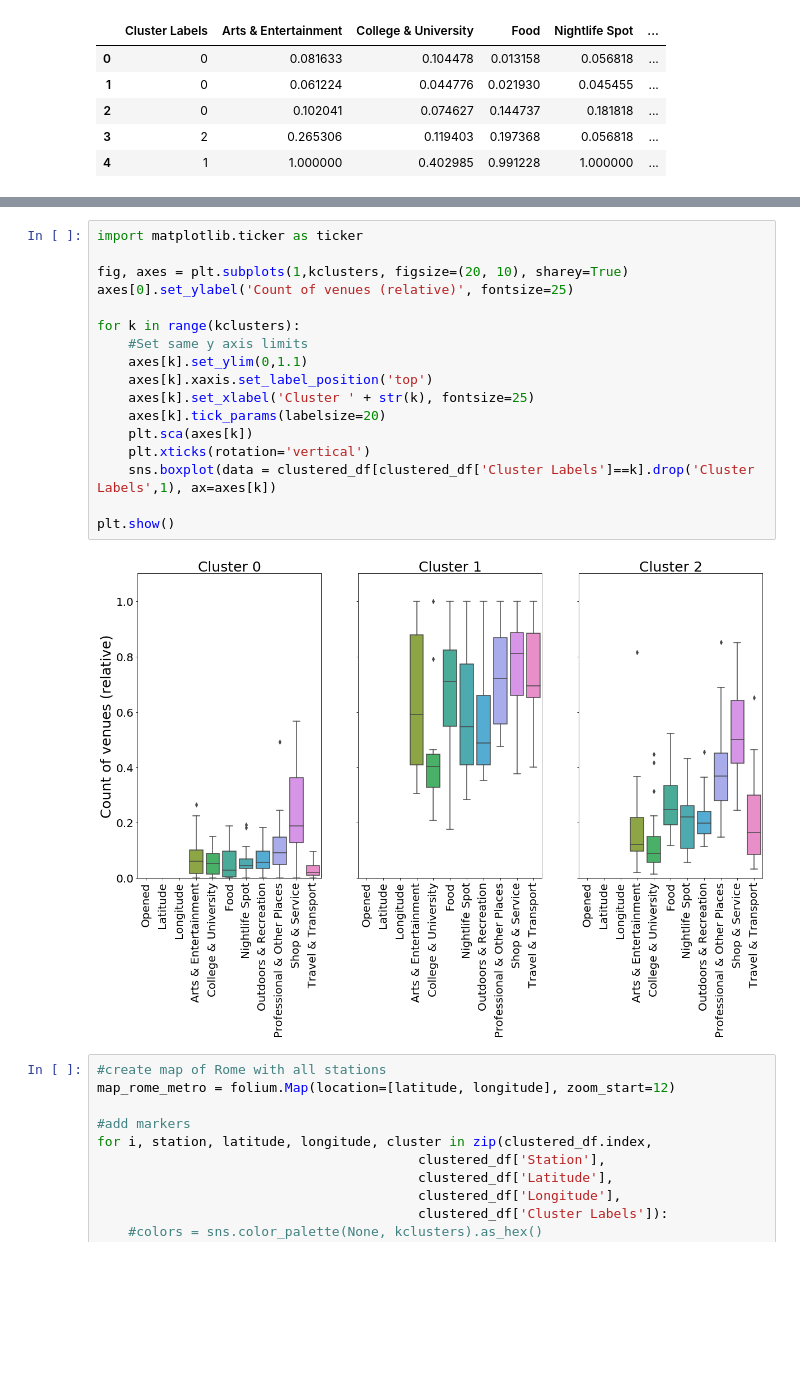
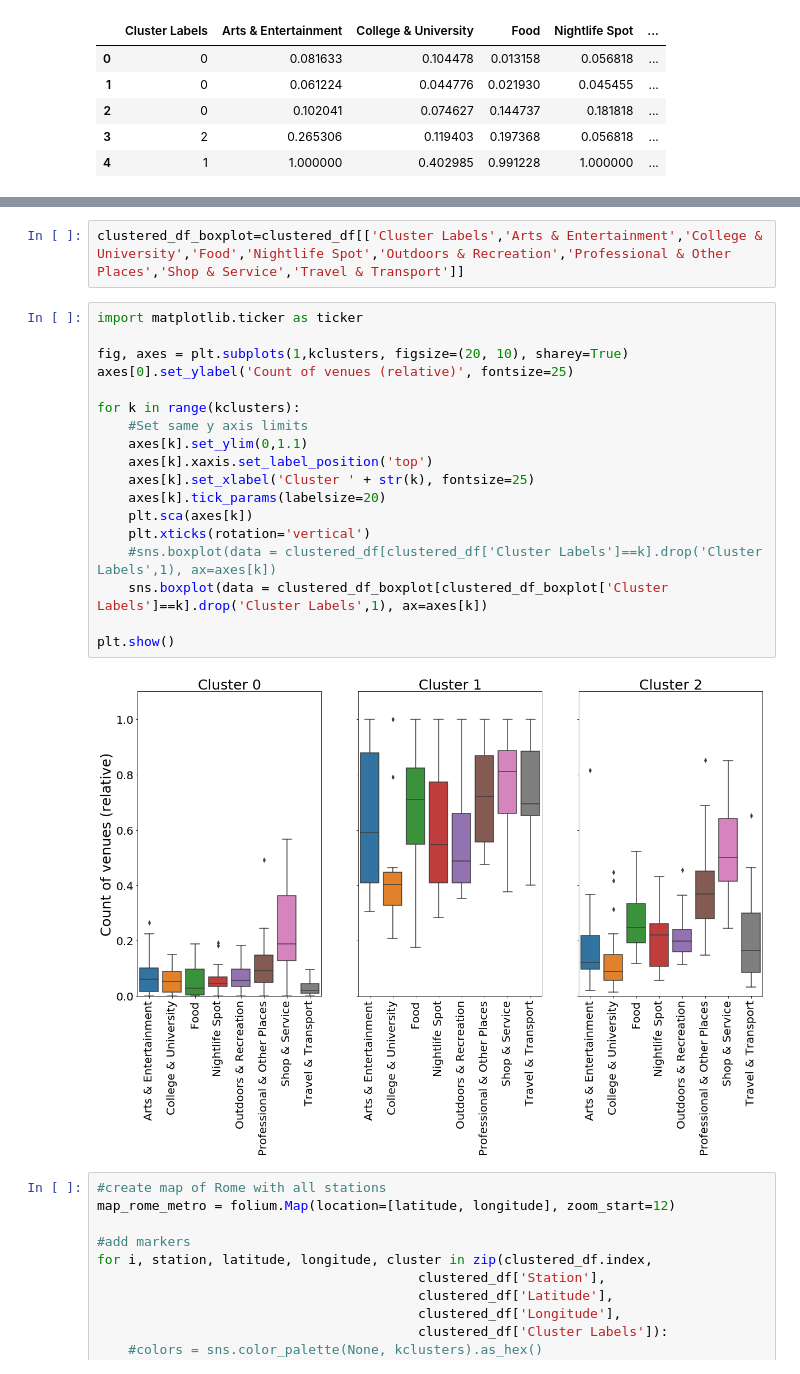
Before and after one commit to riccione/Coursera_Capstone, a Jupyter notebook: Capstone_final.ipynb, the cells around one changed output, grey strips where cells are left out. Cells and saved outputs as stored; diff of their text form; blank space fills up the shorter version.

Commit message:
Update Capstone_final notebook with fixed boxplot chart

```diff
--- a/Capstone_final.ipynb
+++ b/Capstone_final.ipynb
@@ -811,25 +823,28 @@ clustered_df.head(5)
 | 2 | Arco di Travertino | 1980 | underground | A | 41.866705 | 12.535070 | 0 | 0.102041 | ... |
 | 3 | Baldo degli Ubaldi | 2000 | underground | A | 41.898889 | 12.432778 | 2 | 0.265306 | ... |
 | 4 | Barberini - Fontana di Trevi | 1980 | underground | A | 41.903889 | 12.488889 | 1 | 1.000000 | ... |
+# %%
+clustered_df_boxplot=clustered_df[['Cluster Labels','Arts & Entertainment','College & University','Food','Nightlife Spot','Outdoors & Recreation','Professional & Other Places','Shop & Service','Travel & Transport']]
 # %%
 import matplotlib.ticker as ticker
 
 fig, axes = plt.subplots(1,kclusters, figsize=(20, 10), sharey=True)
 axes[0].set_ylabel('Count of venues (relative)', fontsize=25)
 
 for k in range(kclusters):
     #Set same y axis limits
     axes[k].set_ylim(0,1.1)
     axes[k].xaxis.set_label_position('top')
     axes[k].set_xlabel('Cluster ' + str(k), fontsize=25)
     axes[k].tick_params(labelsize=20)
     plt.sca(axes[k])
     plt.xticks(rotation='vertical')
-    sns.boxplot(data = clustered_df[clustered_df['Cluster Labels']==k].drop('Cluster Labels',1), ax=axes[k])
+    #sns.boxplot(data = clustered_df[clustered_df['Cluster Labels']==k].drop('Cluster Labels',1), ax=axes[k])
+    sns.boxplot(data = clustered_df_boxplot[clustered_df_boxplot['Cluster Labels']==k].drop('Cluster Labels',1), ax=axes[k])
 
 plt.show()
 # %% [output]
-[figure, old version]
+[figure, new version]
 # %%
 #create map of Rome with all stations
 map_rome_metro = folium.Map(location=[latitude, longitude], zoom_start=12)
```
Also changed, not shown: parts of 1 cell of this notebook.
